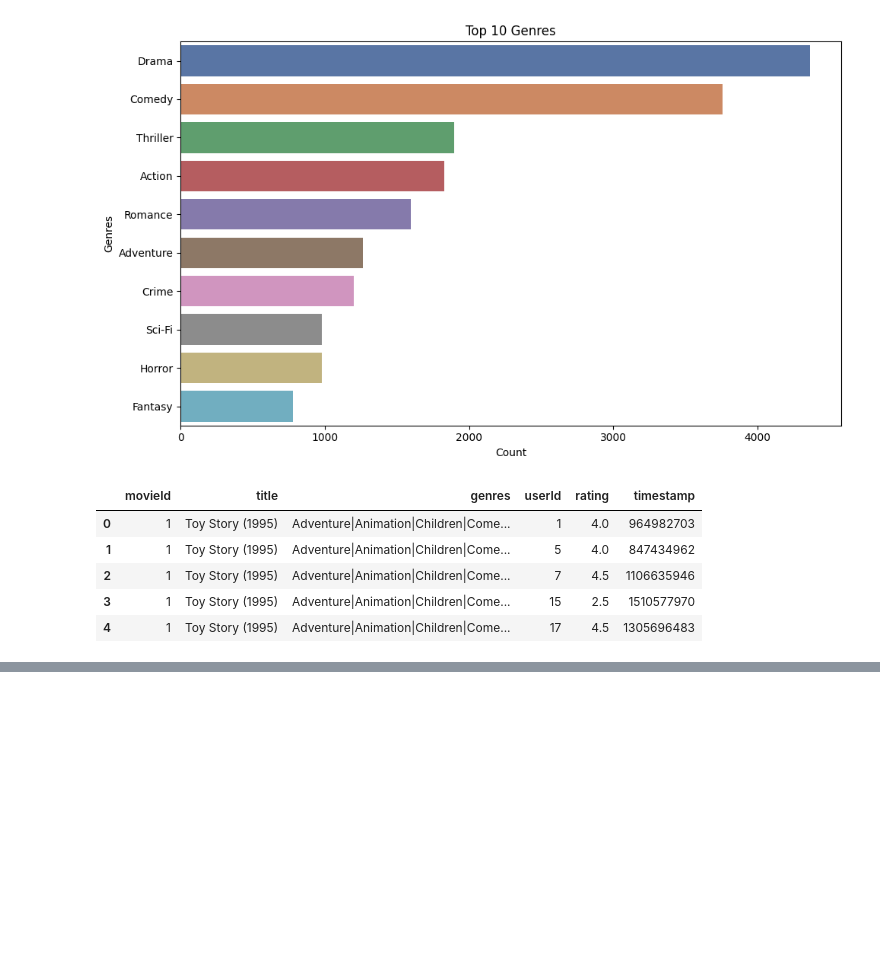
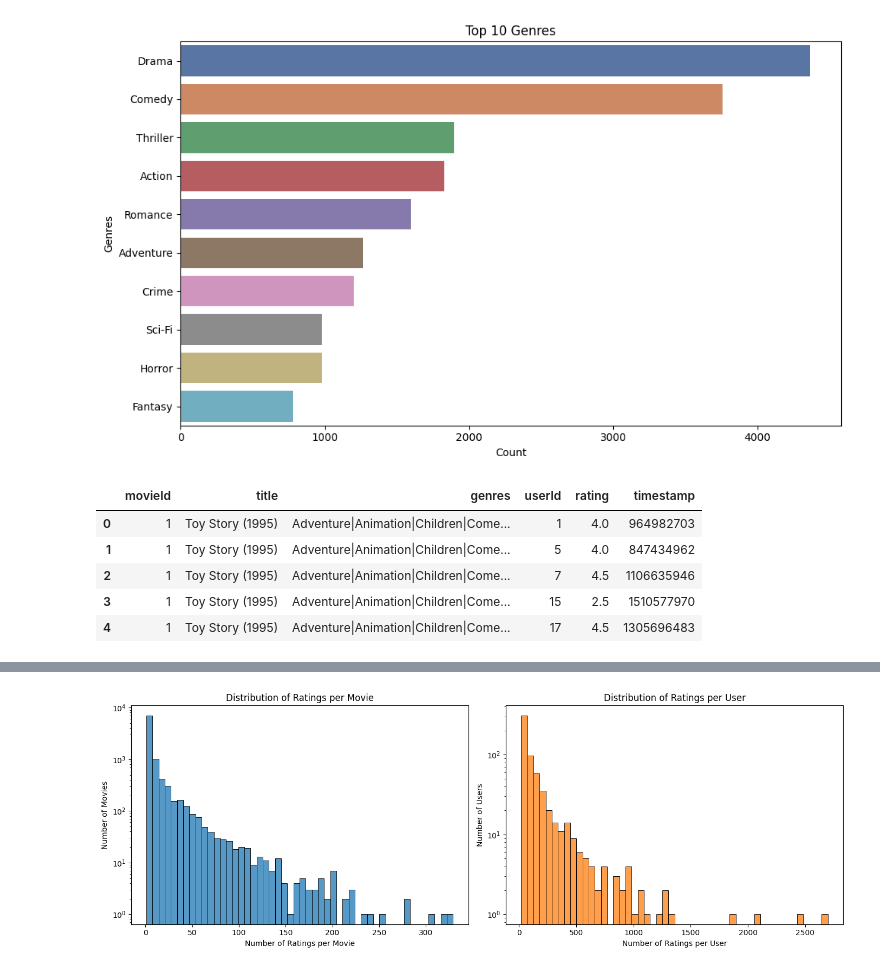
Before and after one commit to Deelaw15/Movie-Recommendation-System, a Jupyter notebook: Data Pre-processing.ipynb, the cells around one changed output, grey strips where cells are left out. Saved outputs shown, nothing was run; the diff lists cells and outputs as text; code cells hidden in the pictures; blank space fills up the shorter version.

```diff
--- a/Data Pre-processing.ipynb
+++ b/Data Pre-processing.ipynb
@@ -362,0 +387,29 @@ Passing `palette` without assigning `hue` is deprecated and will be removed in v
+# %%
+
+# Ratings per movie
+ratings_per_movie = rating['movieId'].value_counts()
+
+# Ratings per user
+ratings_per_user = rating['userId'].value_counts()
+
+# Create side-by-side plots
+fig, axes = plt.subplots(1, 2, figsize=(14, 5))
+
+# Plot 1: Ratings per movie
+sns.histplot(ratings_per_movie, bins=50, kde=False, color='C0', ax=axes[0])
+axes[0].set_title('Distribution of Ratings per Movie')
+axes[0].set_xlabel('Number of Ratings per Movie')
+axes[0].set_ylabel('Number of Movies')
+axes[0].set_yscale('log')  # shows long-tail clearly
+
+# Plot 2: Ratings per user
+sns.histplot(ratings_per_user, bins=50, kde=False, color='C1', ax=axes[1])
+axes[1].set_title('Distribution of Ratings per User')
+axes[1].set_xlabel('Number of Ratings per User')
+axes[1].set_ylabel('Number of Users')
+axes[1].set_yscale('log')
+
+plt.tight_layout()
+plt.show()
+# %% [output]
+[figure, added]
```
Also changed, not shown: parts of 7 cells of this notebook.
